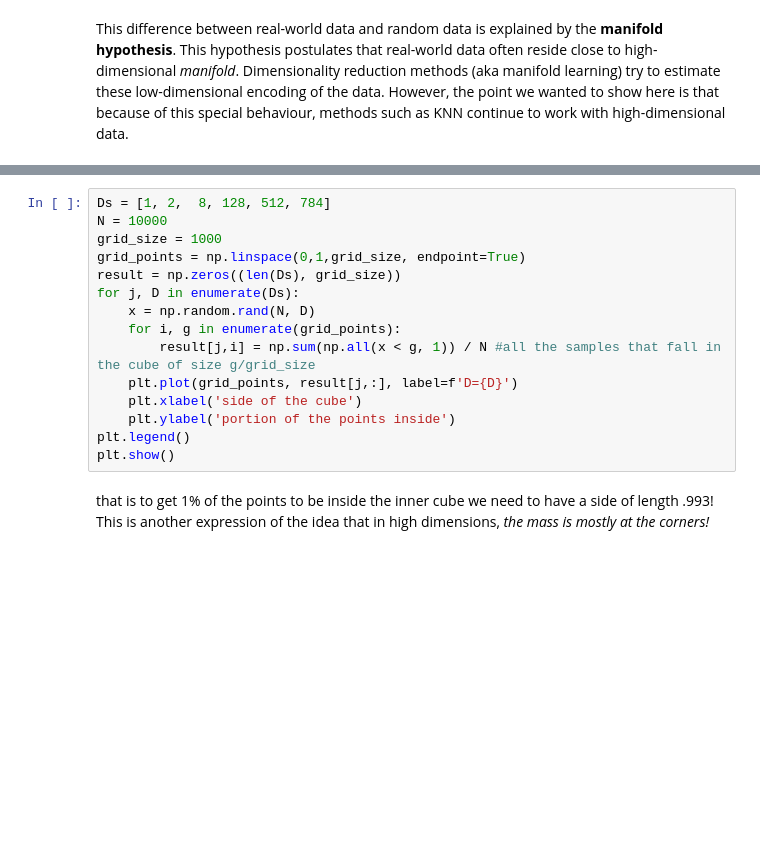
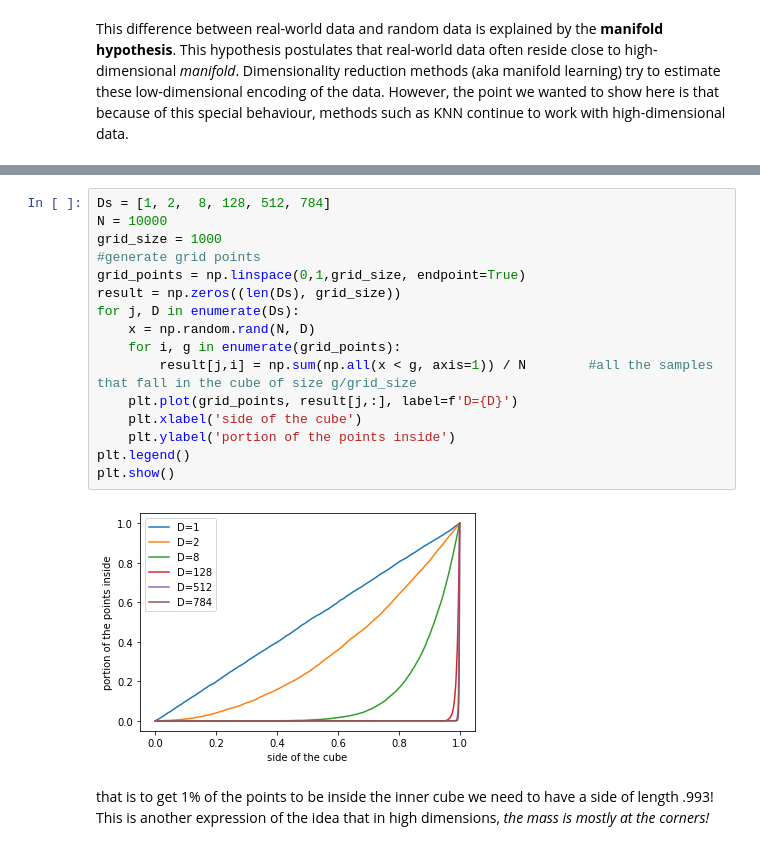
Before and after one commit to mravanba/comp551-notebooks, a Jupyter notebook: CurseOfDimensionality.ipynb, the cells around one changed output, grey strips where cells are left out. Cells and saved outputs as stored; diff of their text form; blank space fills up the shorter version.

```diff
--- a/CurseOfDimensionality.ipynb
+++ b/CurseOfDimensionality.ipynb
@@ -77,18 +87,21 @@ Here again we change the dimension of the hypercubes and plot the portion of the
 # %%
 Ds = [1, 2,  8, 128, 512, 784]
 N = 10000
 grid_size = 1000
+#generate grid points
 grid_points = np.linspace(0,1,grid_size, endpoint=True)
 result = np.zeros((len(Ds), grid_size))
 for j, D in enumerate(Ds):
     x = np.random.rand(N, D)
     for i, g in enumerate(grid_points):
-        result[j,i] = np.sum(np.all(x < g, 1)) / N #all the samples that fall in the cube of size g/grid_size
+        result[j,i] = np.sum(np.all(x < g, axis=1)) / N        #all the samples that fall in the cube of size g/grid_size
     plt.plot(grid_points, result[j,:], label=f'D={D}')
     plt.xlabel('side of the cube')
     plt.ylabel('portion of the points inside')
 plt.legend()
 plt.show()
+# %% [output]
+[figure, added]
 # %% [markdown]
 that is to get 1% of the points to be inside the inner cube we need to have a side of length .993! This is another expression of the idea that in high dimensions, *the mass is mostly at the corners!*
 # %%
```
Also changed, not shown: parts of 7 cells of this notebook.
